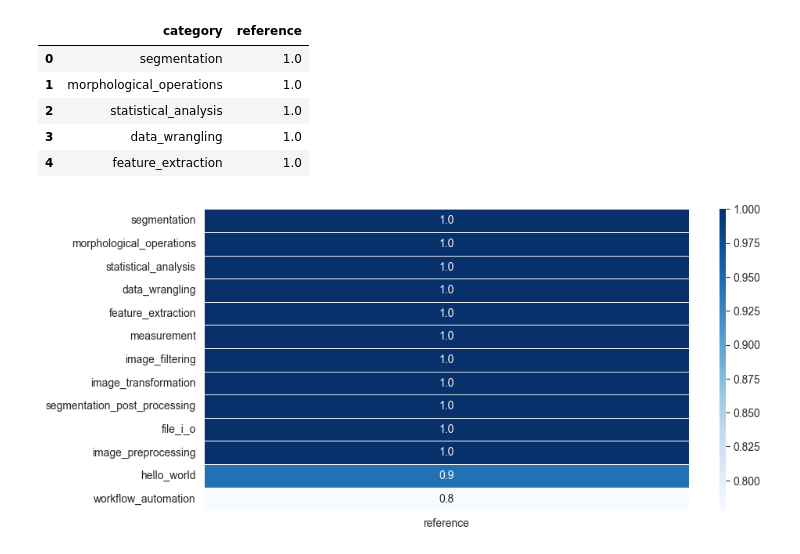
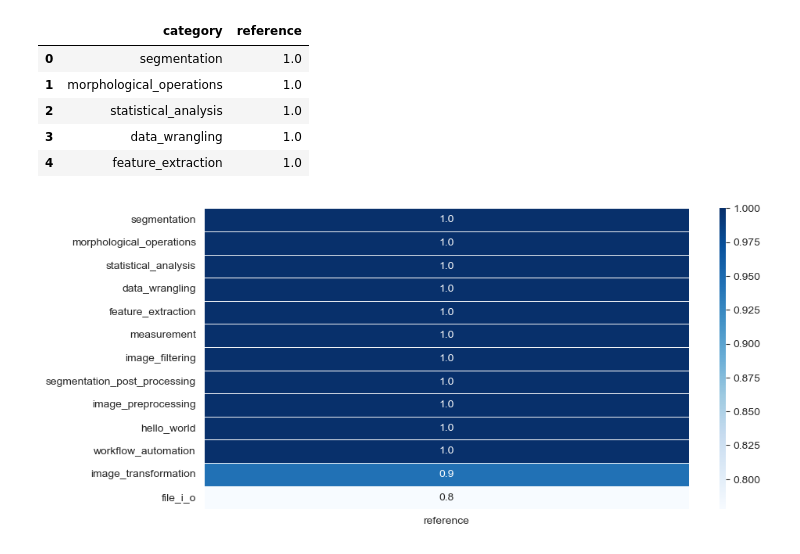
Before and after one commit to haesleinhuepf/human-eval-bia, a Jupyter notebook: demo/summarize_by_case.ipynb, the cells around one changed output. Drawn from its saved outputs; the diff is of its cells as text; code cells hidden in the pictures.

```diff
--- a/demo/summarize_by_case.ipynb
+++ b/demo/summarize_by_case.ipynb
@@ -211,29 +212,33 @@ category_df.head()
 | 2 | statistical_analysis | 1.0 |
 | 3 | data_wrangling | 1.0 |
 | 4 | feature_extraction | 1.0 |
-# %%
-df_category_plot = category_df.copy()
-
-# Separate the numerical data for plotting and the string column for y-axis labels
-numerical_data = df_category_plot.select_dtypes(include=[np.number])
-mean_values = numerical_data.mean().sort_values(ascending=False)
-
-
-# Reorder columns in numerical_data based on sorted mean values
-numerical_data = numerical_data[mean_values.index]
-
-df_category_plot["average_task_score"] = df_category_plot.iloc[:,1:-1].mean(axis=1)
-str_column_values = df_category_plot.sort_values(by="average_task_score", ascending=False)['category']  # Replace 'str_column' with the actual column name
-
-
-# Plotting
-fig = plt.figure(figsize=(10,5))
-numerical_data["average_task_score"] = df_category_plot.iloc[:,1:-1].mean(axis=1)
-
-sns.heatmap(numerical_data.sort_values("average_task_score",ascending=False).drop(columns=("average_task_score")), annot=True, linewidths=.5, yticklabels=str_column_values, fmt=".1f", cbar_kws={'shrink': 1, 'aspect': 3*16}, cmap="Blues")
-plt.gca().set_xlabel('')
-
-#save plot
-plt.savefig("../docs/paper/performance_per_category", bbox_inches="tight", dpi=300)
-# %% [output]
-[figure, removed]
+# %%
+df_category_plot = category_df.copy()
+
+# Get the numerical data and sort the columns based on the mean values
+numerical_df = df_category_plot.select_dtypes(include=[np.number])
+mean_values = numerical_df.mean().sort_values(ascending=False)
+# Reorder columns in numerical_data based on sorted mean values
+numerical_data = numerical_df[mean_values.index]
+
+#add a average task score column and sort by this column
+df_category_plot["average_task_score"] = numerical_df.mean(axis=1)
+df_category_plot.sort_values(by="average_task_score", ascending=False,inplace=True)
+#column names for y axis labels
+str_column_values = df_category_plot['category']
+
+#drop category and average task score as we don't need it for plotting
+#we only need the model and the pass rate for each category
+df_category_plot.drop(columns=["category","average_task_score"],inplace=True)
+
+# Plotting
+fig = plt.figure(figsize=(10,5))
+#plot heatmap for average pass rate with category on y axis and model on x axis
+sns.heatmap(df_category_plot, annot=True, linewidths=.5, yticklabels=str_column_values, fmt=".1f", cbar_kws={'shrink': 1, 'aspect': 3*16}, cmap="Blues")
+
+plt.gca().set_xlabel('')
+
+#save plot
+plt.savefig("../docs/paper/performance_per_category", bbox_inches="tight", dpi=300)
+# %% [output]
+[figure, added]
```
Also changed, not shown: parts of 4 cells of this notebook.
